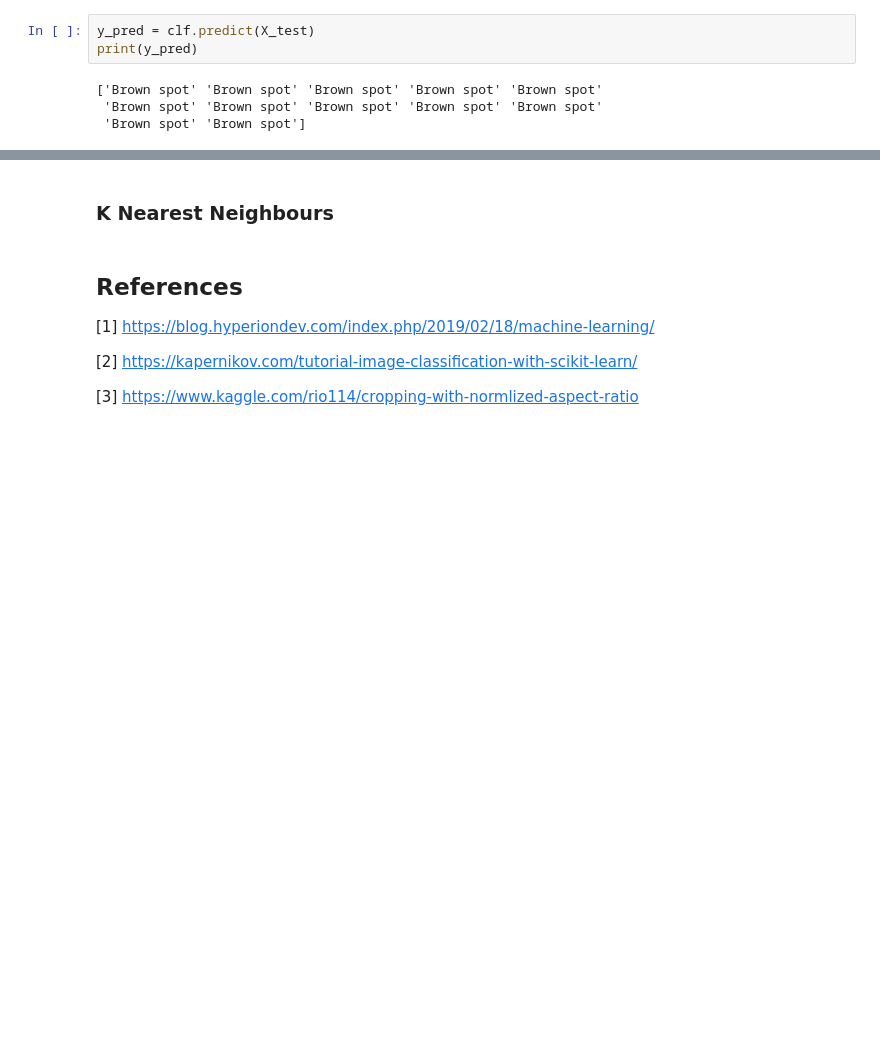
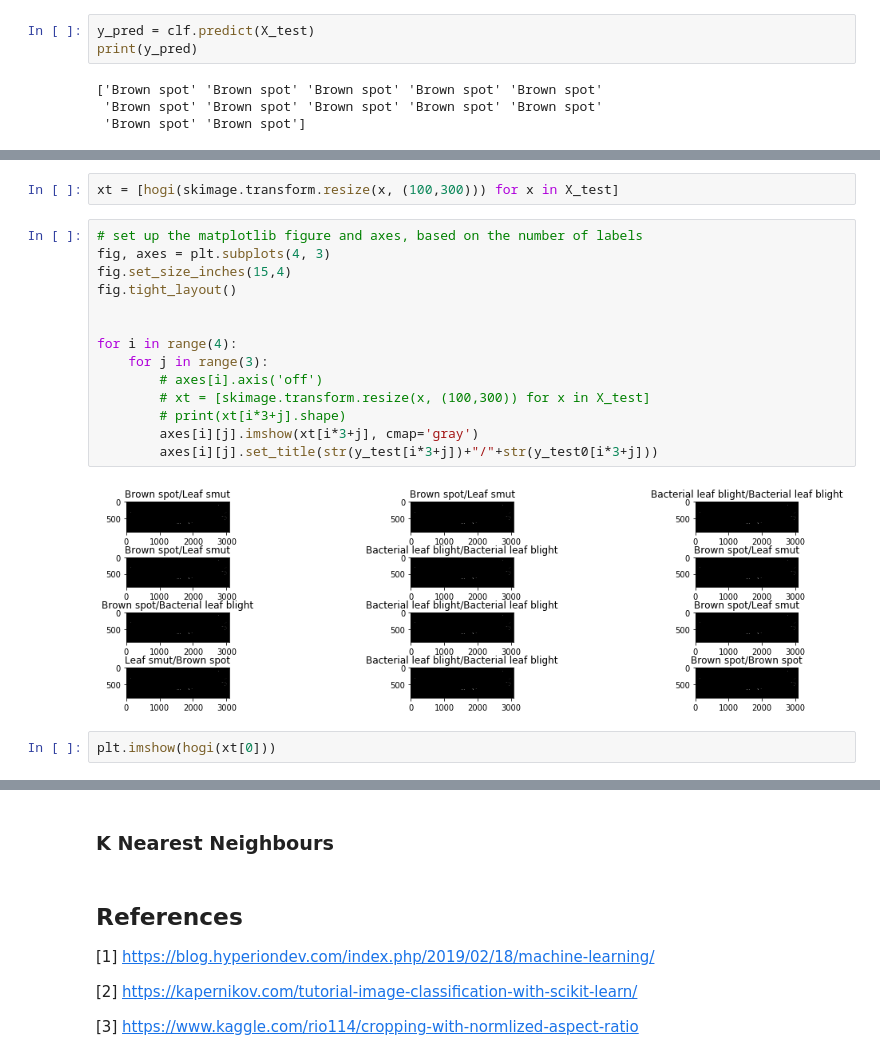
Before and after one commit to JmePRE/disChord, a Jupyter notebook: Assignment 3/Assignment_3.ipynb, the cells around one changed output, grey strips where cells are left out. Saved outputs shown, nothing was run; the diff lists cells and outputs as text; blank space fills up the shorter version.

```diff
--- a/Assignment 3/Assignment_3.ipynb
+++ b/Assignment 3/Assignment_3.ipynb
@@ -428,0 +364,20 @@ print(y_pred)
+# %%
+xt = [hogi(skimage.transform.resize(x, (100,300))) for x in X_test]
+# %%
+# set up the matplotlib figure and axes, based on the number of labels
+fig, axes = plt.subplots(4, 3)
+fig.set_size_inches(15,4)
+fig.tight_layout()
+
+
+for i in range(4):
+    for j in range(3):
+        # axes[i].axis('off')
+        # xt = [skimage.transform.resize(x, (100,300)) for x in X_test]
+        # print(xt[i*3+j].shape)
+        axes[i][j].imshow(xt[i*3+j], cmap='gray')
+        axes[i][j].set_title(str(y_test[i*3+j])+"/"+str(y_test0[i*3+j]))
+# %% [output]
+[figure, added]
+# %%
+plt.imshow(hogi(xt[0]))
```
Also changed, not shown: parts of 26 cells of this notebook, 31 other files.
